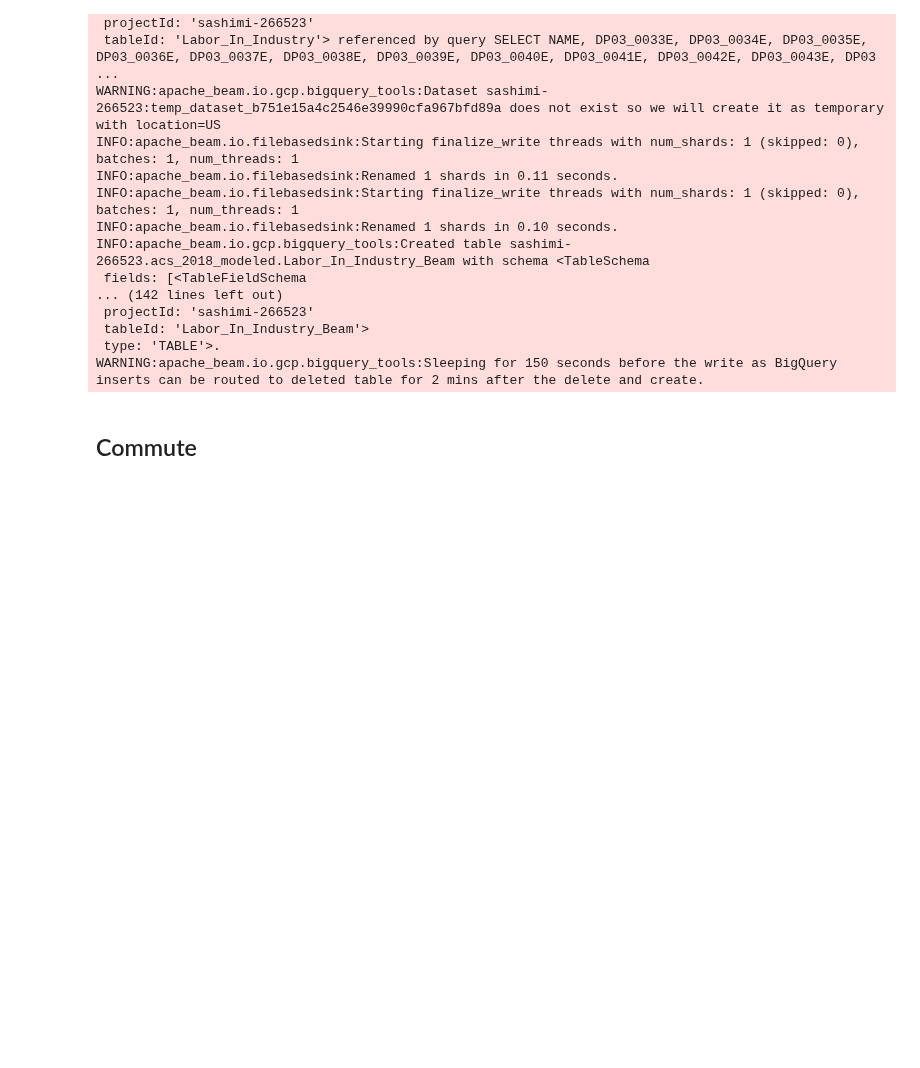
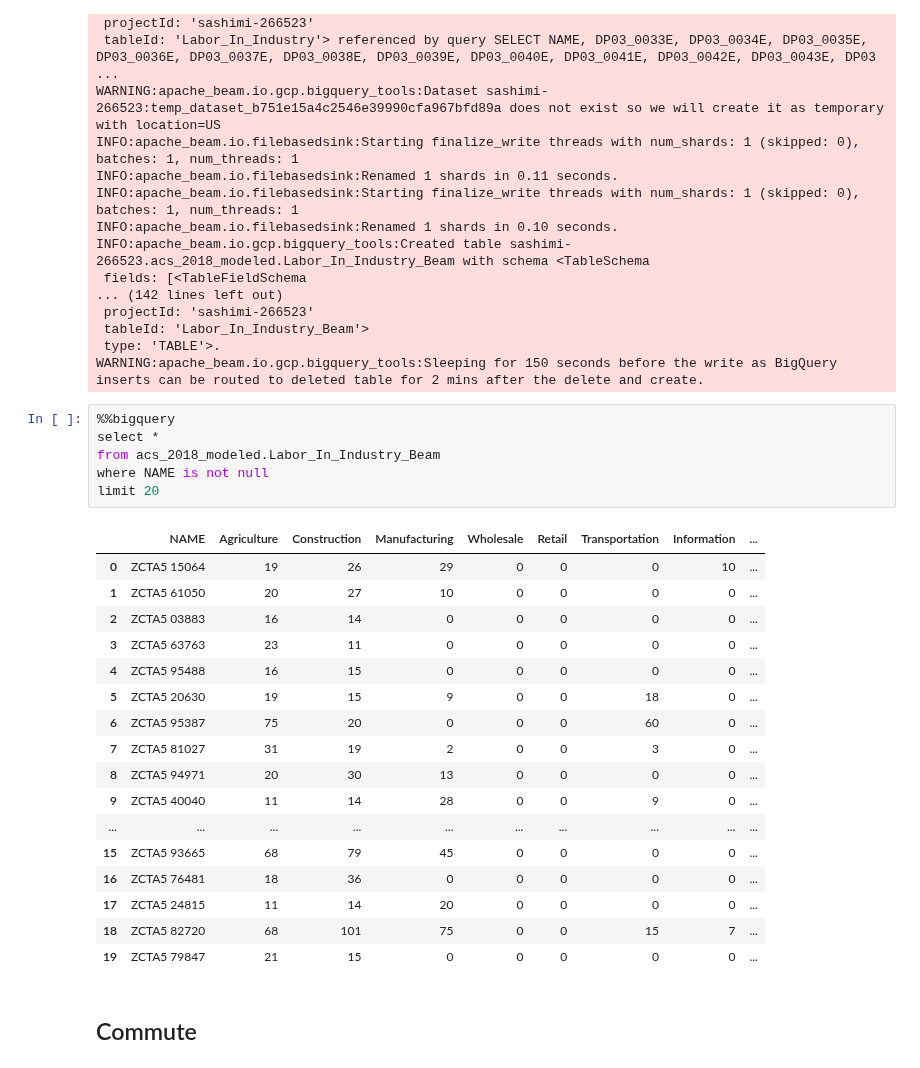
Before and after one commit to xindixu/US-demographic-analysis, a Jupyter notebook: primary-data/acs_2018_modeled.ipynb, the cells around one changed output. Drawn from its saved outputs; the diff is of its cells as text; blank space fills up the shorter version.

```diff
--- a/primary-data/acs_2018_modeled.ipynb
+++ b/primary-data/acs_2018_modeled.ipynb
@@ -445,6 +444,30 @@ INFO:apache_beam.io.gcp.bigquery_tools:Created table sashimi-266523.acs_2018_mod
  tableId: 'Labor_In_Industry_Beam'>
  type: 'TABLE'>.
 WARNING:apache_beam.io.gcp.bigquery_tools:Sleeping for 150 seconds before the write as BigQuery inserts can be routed to deleted table for 2 mins after the delete and create.
+# %%
+%%bigquery
+select *
+from acs_2018_modeled.Labor_In_Industry_Beam
+where NAME is not null
+limit 20
+# %% [output]
+|  | NAME | Agriculture | Construction | Manufacturing | Wholesale | Retail | Transportation | Information | ... |
+| 0 | ZCTA5 15064 | 19 | 26 | 29 | 0 | 0 | 0 | 10 | ... |
+| 1 | ZCTA5 61050 | 20 | 27 | 10 | 0 | 0 | 0 | 0 | ... |
+| 2 | ZCTA5 03883 | 16 | 14 | 0 | 0 | 0 | 0 | 0 | ... |
+| 3 | ZCTA5 63763 | 23 | 11 | 0 | 0 | 0 | 0 | 0 | ... |
+| 4 | ZCTA5 95488 | 16 | 15 | 0 | 0 | 0 | 0 | 0 | ... |
+| 5 | ZCTA5 20630 | 19 | 15 | 9 | 0 | 0 | 18 | 0 | ... |
+| 6 | ZCTA5 95387 | 75 | 20 | 0 | 0 | 0 | 60 | 0 | ... |
+| 7 | ZCTA5 81027 | 31 | 19 | 2 | 0 | 0 | 3 | 0 | ... |
+| 8 | ZCTA5 94971 | 20 | 30 | 13 | 0 | 0 | 0 | 0 | ... |
+| 9 | ZCTA5 40040 | 11 | 14 | 28 | 0 | 0 | 9 | 0 | ... |
+| ... | ... | ... | ... | ... | ... | ... | ... | ... | ... |
+| 15 | ZCTA5 93665 | 68 | 79 | 45 | 0 | 0 | 0 | 0 | ... |
+| 16 | ZCTA5 76481 | 18 | 36 | 0 | 0 | 0 | 0 | 0 | ... |
+| 17 | ZCTA5 24815 | 11 | 14 | 20 | 0 | 0 | 0 | 0 | ... |
+| 18 | ZCTA5 82720 | 68 | 101 | 75 | 0 | 0 | 15 | 7 | ... |
+| 19 | ZCTA5 79847 | 21 | 15 | 0 | 0 | 0 | 0 | 0 | ... |
 # %% [markdown]
 ## Commute
 # %% [markdown]
```
Also changed, not shown: parts of 19 cells of this notebook, 10 other files.
